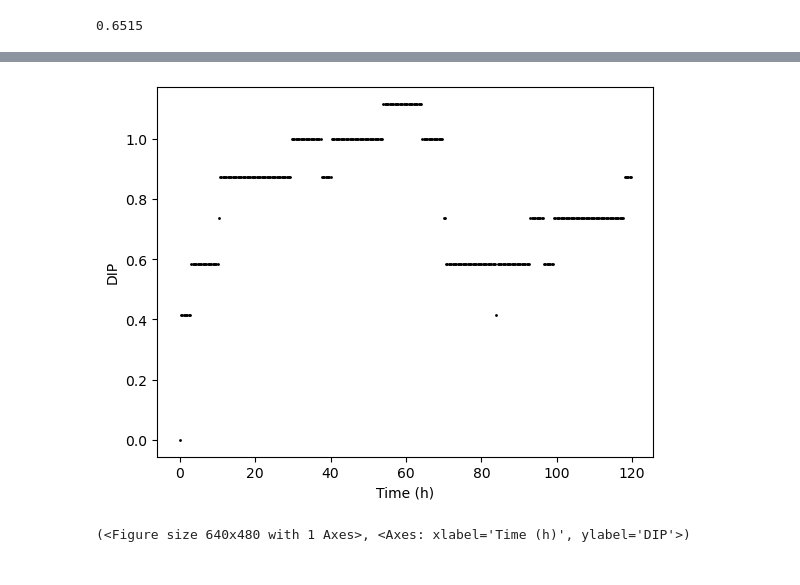
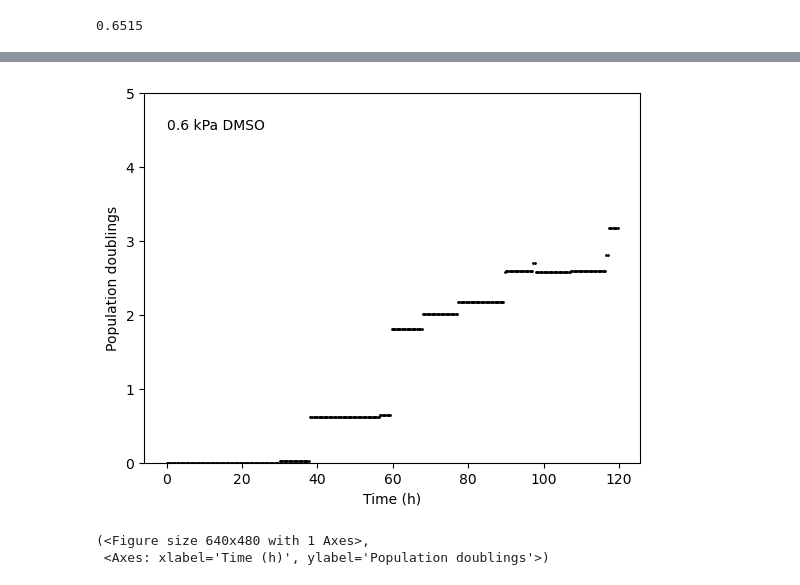
Before and after one commit to QuLab-VU/ECM_cell_cycle_model, a Jupyter notebook: Python/generate_cell_pops.ipynb, the cells around one changed output, grey strips where cells are left out. Drawn from its saved outputs; the diff is of its cells as text; code cells hidden in the pictures.

Commit message:
Adding changes to stochastic model sim code.

```diff
--- a/Python/generate_cell_pops.ipynb
+++ b/Python/generate_cell_pops.ipynb
@@ -91,19 +95,27 @@ condition = "0.6 kPa DMSO"
 # %%
+start_time = datetime.datetime.now()
+
 # Set the species AKT, ERK, FAK with species and value col
 # for input in ["AKT", "ERK", "FAK"]:
 #     model.parameters[input].value = ECM_conditions[
 #         (ECM_conditions["condition"] == condition) & (ECM_conditions["species"] == input)].value
 
 # Set inputs for Cell_Population_Simulation function
-init = 5
+init = 25
 run_time = 120
 observed_cells_time = 120
+
+# add/change random seed for reproducible output
+seed = 1
 
 # Run the model
 # Simulate Check_Model_Consistency
 # (variable_range, check, tmp_score) = Check_Model_Consistency(model, thr=0.26, return_plot=True)
 
-(cells, cell_count) = Cell_Population_Simulation(init, run_time, observed_cells_time, model, ECM_conditions, condition, sampled_parameter_names)
+(cells, cell_count) = Cell_Population_Simulation(init, run_time, observed_cells_time, model, ECM_conditions, condition, sampled_parameter_names, seed=seed)
+
+current_time = datetime.datetime.now()
+print(f'elapsed time is {(current_time-start_time)/60} minutes')
 # %% [output]
 0.6 kPa DMSO
 BAXm_0
@@ -112,5 +126,5 @@ BCL2_0
 # %%
-def plot_cell_count(cell_count, run_time):
+def plot_cell_count(cell_count, run_time, title="Unknown condition"):
     t_sim = np.arange(0, run_time, 1 / 3)
     cell_count_t = np.zeros(len(t_sim))
     time_tmp_m = 0
@@ -121,7 +135,9 @@ def plot_cell_count(cell_count, run_time):
     fig, ax = plt.subplots()
     ax.scatter(t_sim, DIP_sim, color="black", s=1)
     ax.set_xlabel('Time (h)')
-    ax.set_ylabel('DIP')
+    ax.set_ylabel('Population doublings')
+    ax.set_ylim(0,5)
+    plt.text(0,4.5,title)
     plt.show()
 
     return fig, ax
@@ -132,5 +150,6 @@ model.parameters['AKT'].value
 # %%
-plot_cell_count(cell_count, run_time)
+plot_cell_count(cell_count, run_time, title=condition)
 # %% [output]
-[figure, old version]
+[figure, new version]
-(<Figure size 640x480 with 1 Axes>, <Axes: xlabel='Time (h)', ylabel='DIP'>)
+(<Figure size 640x480 with 1 Axes>,
+ <Axes: xlabel='Time (h)', ylabel='Population doublings'>)
```
Also changed, not shown: parts of 12 cells of this notebook, 1 other file.
